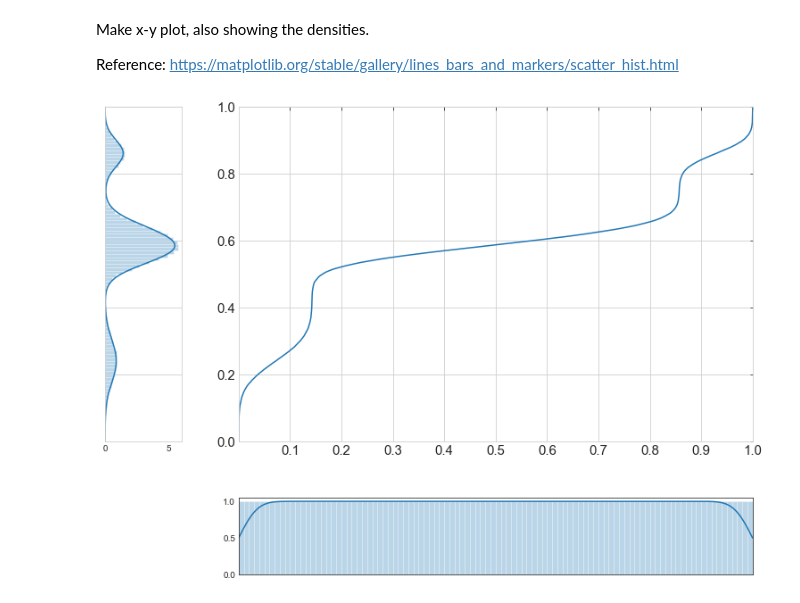
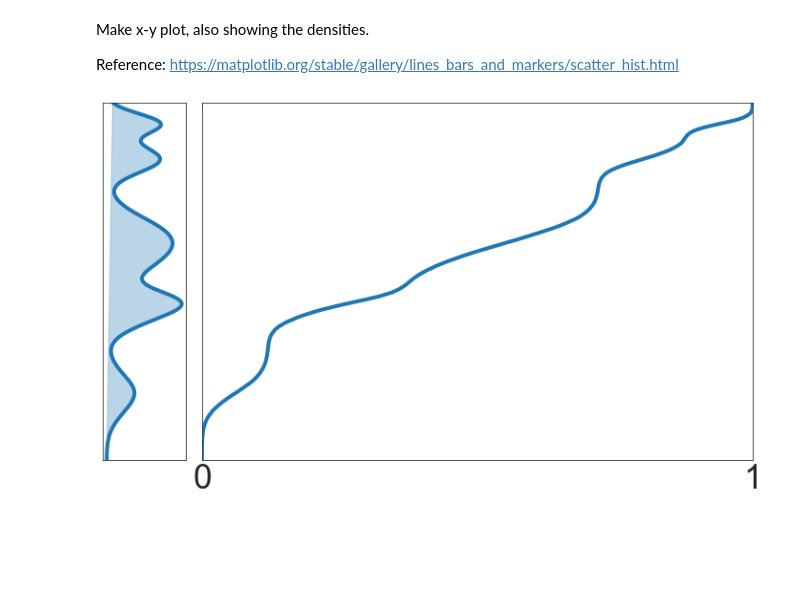
Before and after one commit to lgresele/independent-mechanism-analysis, a Jupyter notebook: figures/Figure_IGCI.ipynb, the cells around one changed output. Drawn from its saved outputs; the diff is of its cells as text; code cells hidden in the pictures; blank space fills up the shorter version.

```diff
--- a/figures/Figure_IGCI.ipynb
+++ b/figures/Figure_IGCI.ipynb
@@ -56,3 +36,14 @@ Effect = np.concatenate([m[i] + s[i]*random.normal(key, (int(w[i]*n_samples),))
+# %%
+# Generate some sample data, with proportions given by w1, w2, w3, ...
+Effect = np.concatenate([m1 + s1*random.normal(key, (int(w1*n_samples),)),
+                         m2 + s2*random.normal(key, (int(w2*n_samples),)),
+                         m3 + s3*random.normal(key, (int(w3*n_samples),)),
+                         m4 + s4*random.normal(key, (int(w4*n_samples),)),
+                         m5 + s5*random.normal(key, (int(w5*n_samples),)),
+                         m6 + s6*random.normal(key, (int(w6*n_samples),)),
+                         m7 + s7*random.normal(key, (int(w7*n_samples),))
+                        ]
+                         )
 # %%
 # plot histogram
 import matplotlib.pyplot as plt
@@ -132,59 +131,64 @@ spacing = 0.03
 rect_scatter = [left, bottom, width, height]
 
 # Distance from axes
-distance = 0.23
-# rect_histx = [left, bottom + height + spacing, width, 0.15]
-# rect_histy = [left + width + spacing, bottom, 0.15, height]
-rect_histx = [left, bottom - distance - spacing, width, 0.15]
+distance = 0.15
+
 rect_histy = [left - distance - spacing, bottom, 0.15, height]
-
 
 # start with a rectangular Figure
 plt.figure(figsize=(8, 8))
 
-with sns.axes_style("whitegrid"):
+with sns.axes_style("white"):
     ax_scatter = plt.axes(rect_scatter)
         # Move left y-axis and bottim x-axis to centre, passing through (0,0)
     ax_scatter.spines['left'].set_position('zero')
     ax_scatter.spines['bottom'].set_position('zero')
-    plt.gca().xaxis.set_major_locator(MaxNLocator(prune='lower'))
-ax_scatter.tick_params(direction='in', top=True, right=True, labelsize=15)
-ax_histx = plt.axes(rect_histx)
-ax_histx.tick_params(direction='in', labelbottom=False)
-with sns.axes_style("whitegrid"):
+    ax_scatter.yaxis.set_ticks([])
+    ax_scatter.xaxis.set_major_locator(FixedLocator([0.0, 1.0]))
+
+ax_scatter.tick_params(direction='in', top=True, right=True, labelsize=35)
+# ax_histx = plt.axes(rect_histx)
+# ax_histx.tick_params(direction='in', labelbottom=False)
+with sns.axes_style("white"):
     ax_histy = plt.axes(rect_histy)
+    ax_histy.xaxis.set_ticks([])
 
-ax_histy.yaxis.grid(True) # Hide the horizontal gridlines
-ax_histy.xaxis.grid(False) # Show the vertical gridlines
+# ax_histy.yaxis.grid(True) # Hide the horizontal gridlines
+# ax_histy.xaxis.grid(False) # Show the vertical gridlines
 
 ax_histy.tick_params(direction='in', labelleft=False)
 
 # the scatter plot:
 # ax_scatter.scatter(x, y)
-with sns.axes_style("whitegrid"):
-    ax_scatter.plot(x, y)
+with sns.axes_style("white"):
+    ax_scatter.plot(x, y, linewidth=4)
 
 # now determine nice limits by hand:
 binwidth = 0.01
-lim = 1#np.ceil(np.abs([x, y]).max() / binwidth) * binwidth
+lim = 1
 ax_scatter.set_xlim((0, 1))
 ax_scatter.set_ylim((0, 1))
 
 bins = np.arange(0, 1+binwidth, binwidth)
-ax_histx.hist(x, bins=bins, density=True, alpha=0.3)
-# Add KDE plot of the density for x
-ax_histx.plot(xx, kde_x(xx), color='C0')
-ax_histy.hist(y, bins=bins, orientation='horizontal', density=True, alpha=0.3)
+
 # Add KDE plot of the density for y
-ax_histy.plot(kde_y(xx), xx, color='C0')
+ax_histy.plot(kde_y(xx), xx, color='C0', linewidth=4)
+ax_histy.fill(kde_y(xx),
+            xx,
+#               np.ones(xx.shape),
+              color='C0', alpha=0.3)
 
-ax_histx.set_xlim(ax_scatter.get_xlim())
+# ax_histx.set_xlim(ax_scatter.get_xlim())
 ax_histy.set_ylim(ax_scatter.get_ylim())
 
-plt.savefig(os.path.join(figure_path, 'IGCI_plot'), dpi=None, facecolor='w', edgecolor='w',
+plt.savefig(os.path.join(figure_path, 'IGCI_plot.png'), dpi=None, facecolor='w', edgecolor='w',
+            orientation='portrait', format=None,
+            transparent=True, bbox_inches='tight', pad_inches=0.1, metadata=None)
+
+plt.savefig(os.path.join(figure_path, 'IGCI_plot.pdf'), dpi=None, facecolor='w', edgecolor='w',
             orientation='portrait', format=None,
             transparent=True, bbox_inches='tight', pad_inches=0.1, metadata=None)
 
 plt.show()
 # %% [output]
-[figure, old version]
+[figure, new version]
```
Also changed, not shown: parts of 16 cells of this notebook.
